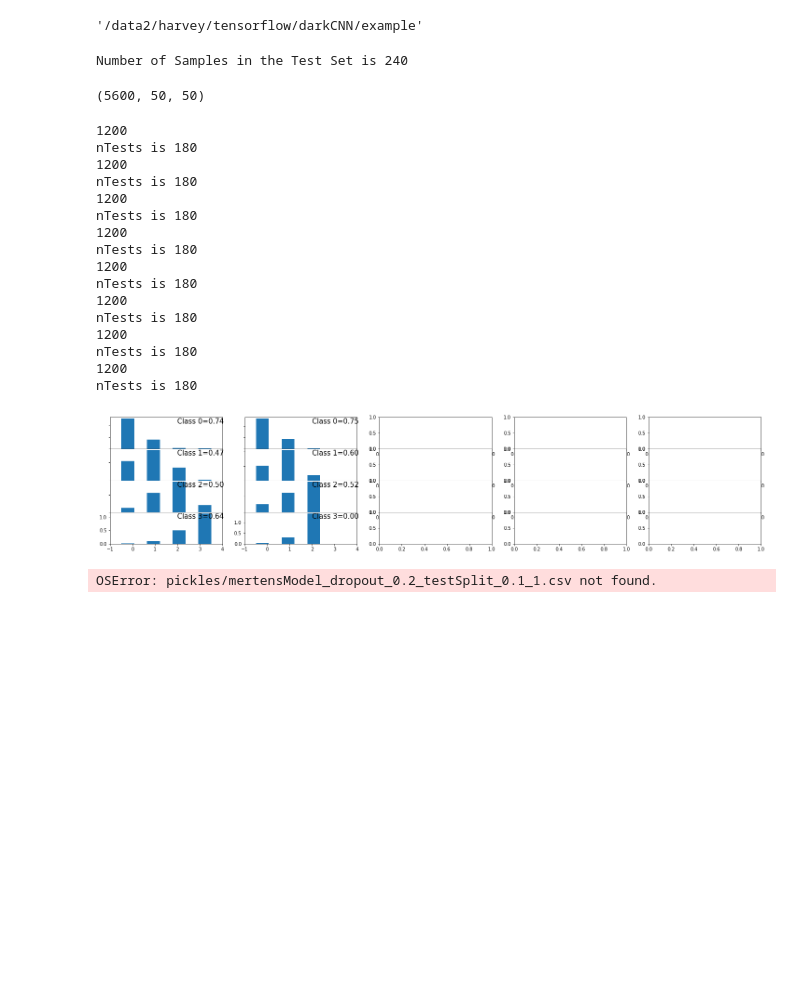
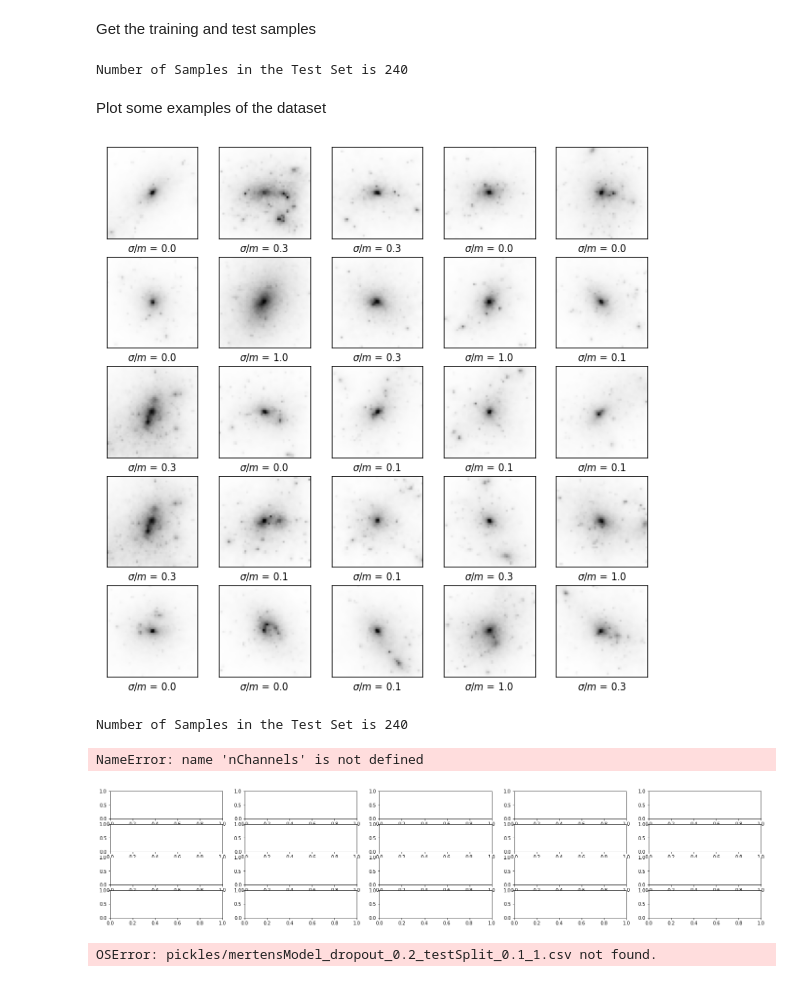
Before and after one commit to davidharvey1986/darkCNN, a Jupyter notebook: example/testDarkCNN.ipynb, the cells around one changed output. Cells and saved outputs as stored; diff of their text form; code cells hidden in the pictures; blank space fills up the shorter version.

```diff
--- a/example/testDarkCNN.ipynb
+++ b/example/testDarkCNN.ipynb
@@ -10,5 +10,0 @@ Using TensorFlow backend.
-# %%
-import os
-os.getcwd()
-# %% [output]
-'/data2/harvey/tensorflow/darkCNN/example'
@@ -15,57 +15,59 @@ os.getcwd()
+# %% [markdown]
+Get the training and test samples
 # %%
 trainingSet, testSet = darkCNN.getData( nChannels=1, allDataFile='exampleCNN.pkl')
 # %% [output]
 Number of Samples in the Test Set is 240
+# %% [markdown]
+Plot some examples of the dataset
+# %%
+nClasses = len(np.unique(trainingSet['label']))
+inputShape = trainingSet['images'].shape[1:]
+plt.figure(figsize=(10,10))
+for j in range(25):
+    i = np.random.randint(0, trainingSet['images'].shape[0])
+    plt.subplot(5,5,j+1)
+    plt.xticks([])
+    plt.yticks([])
+    plt.grid(False)
+    plt.imshow(trainingSet['images'][i], cmap=plt.cm.binary)
+        # The CIFAR labels happen to be arrays,
+        # which is why you need the extra index
+    plt.xlabel(r"$\sigma/m$ = %s" % trainingSet['label'][i][0])
+plt.show()
+# %% [output]
+[figure, added]
 # %%
 augmentedTrain, augmentedLabels = darkCNN.augmentData( trainingSet['images'], trainingSet['label'])
-# %%
-augmentedTrain.shape
-# %% [output]
-(5600, 50, 50)
-# %%
-mertensModel = darkCNN.simpleModel( augmentedTrain[0].shape, dropout=0.1 )
 # %%
 fig, ax = plt.subplots(4,5, figsize=(25,5))
 
 for iMonte in range(2):
 
-    testTrainSplit=0.15
+    trainingSet, testSet = darkCNN.getData( allDataFile='exampleCNN.pkl', \
+                                           indexFileRoot='pickles/testIndexes_%i' % (iMonte))
 
-    trainingSet, testSet = getData( binning=20, testTrainSplit=testTrainSplit,  \
-                indexFileRoot='pickles/testIndexes_%i' % (iMonte), nChannels=3)
+    modelName = "pickles/simpleModel_%i_channel_noAtt_dropout_%0.1f_testSplit_%0.3f_%i.h5" % \
+            (nChannels, dropout, testTrainSplit,iMonte)
 
-    mertensModel = models.load_model("pickles/augmentedTrain_%i_channel_noAtt_dropout_0.2_testSplit_0.150_0.h5" % (iMonte+1))
+    mertensModel = models.load_model(modelName)
 
-    prediction = np.argmax(mertensModel.predict(test_images),axis=1)
+    prediction = np.argmax(mertensModel.predict(testSet['images']),axis=1)
 
     for axis, i in enumerate(np.unique(test_labels)):
         ax[axis, iMonte].hist(prediction[test_labels[:,0]==i], bins=np.linspace(-0.5,3.5,8), density=True)
         ax[axis, iMonte].set_xlim(-1,4)
         acc = np.where(prediction[test_labels[:,0]==i]==i)[0].shape[0]/prediction[test_labels[:,0]==i].shape[0]
         ax[axis, iMonte].text(0.6, 0.8, "Class %i=%0.2f" % (i,acc), transform=ax[axis,iMonte].transAxes, fontsize=15)
         if i != len(ax)-1:
             ax[axis, iMonte].set_xticklabels([])
             ax[axis, iMonte].set_yticklabels([])
 
 fig.subplots_adjust(hspace=0)
 # %% [output]
-1200
-nTests is 180
-1200
-nTests is 180
-1200
-nTests is 180
-1200
-nTests is 180
-1200
-nTests is 180
-1200
-nTests is 180
-1200
-nTests is 180
-1200
-nTests is 180
+Number of Samples in the Test Set is 240
+NameError: name 'nChannels' is not defined
-[figure, old version]
+[figure, new version]
 # %%
 epoch, accuracy, loss, val_accuracy, val_loss = \
     np.loadtxt( "pickles/mertensModel_dropout_0.2_testSplit_0.1_1.csv", delimiter=',',skiprows=1,unpack=True)
```
Also changed, not shown: parts of 6 cells of this notebook, 6 other files.
